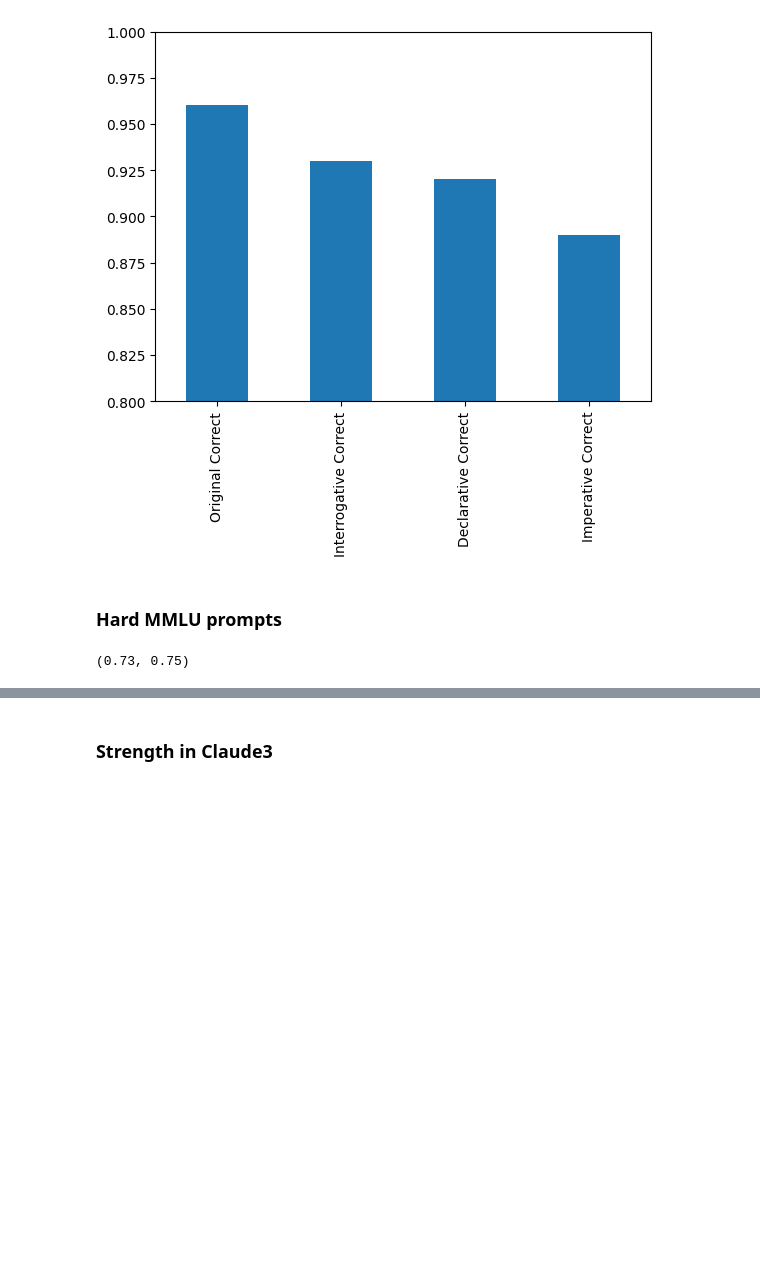
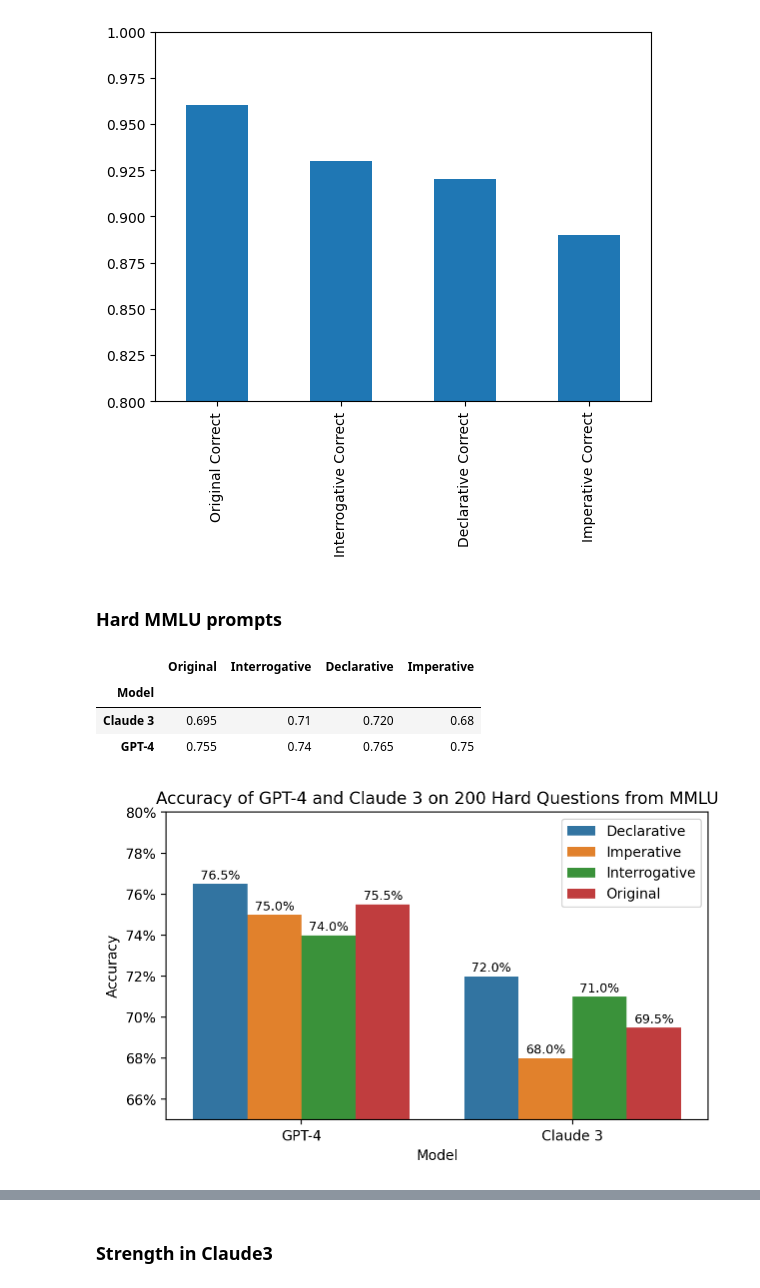
Before and after one commit to Nicole-Nobili/phrasing-and-harmfulness, a Jupyter notebook: mmlu/mmlu_analysis.ipynb, the cells around one changed output, grey strips where cells are left out. Drawn from its saved outputs; the diff is of its cells as text; code cells hidden in the pictures; blank space fills up the shorter version.

```diff
--- a/mmlu/mmlu_analysis.ipynb
+++ b/mmlu/mmlu_analysis.ipynb
@@ -145,4 +141,0 @@ gpt4_hard['Original Correct'] = gpt4_hard['Original Answer'] == gpt4_hard['Answe
-# %%
-claude3_hard['Original Correct'].mean(), gpt4_hard['Original Correct'].mean()
-# %% [output]
-(0.73, 0.75)
@@ -148,0 +152,54 @@ claude3_hard['Original Correct'].mean(), gpt4_hard['Original Correct'].mean()
+# %%
+claude3_hard['Original Correct'] = claude3_hard['Original Answer'] == claude3_hard['Answer']
+claude3_hard['Interrogative Correct'] = claude3_hard['Interrogative Answer'] == claude3_hard['Answer']
+claude3_hard['Declarative Correct'] = claude3_hard['Declarative Answer'] == claude3_hard['Answer']
+claude3_hard['Imperative Correct'] = claude3_hard['Imperative Answer'] == claude3_hard['Answer']
+
+gpt4_hard['Original Correct'] = gpt4_hard['Original Answer'] == gpt4_hard['Answer']
+gpt4_hard['Interrogative Correct'] = gpt4_hard['Interrogative Answer'] == gpt4_hard['Answer']
+gpt4_hard['Declarative Correct'] = gpt4_hard['Declarative Answer'] == gpt4_hard['Answer']
+gpt4_hard['Imperative Correct'] = gpt4_hard['Imperative Answer'] == gpt4_hard['Answer']
+# %%
+claude3_hard['Model'] = 'Claude 3'
+gpt4_hard['Model'] = 'GPT-4'
+# %%
+df = pd.concat([
+    gpt4_hard[['Model', 'Original Correct', 'Interrogative Correct', 'Declarative Correct', 'Imperative Correct']],
+    claude3_hard[['Model', 'Original Correct', 'Interrogative Correct', 'Declarative Correct', 'Imperative Correct']]
+])
+
+df.rename(columns={
+    'Original Correct': 'Original',
+    'Interrogative Correct': 'Interrogative',
+    'Declarative Correct': 'Declarative',
+    'Imperative Correct': 'Imperative'
+}, inplace=True)
+# %%
+df.groupby(['Model']).mean()
+# %% [output]
+|  | Original | Interrogative | Declarative | Imperative |
+| Model |  |  |  |  |
+| Claude 3 | 0.695 | 0.71 | 0.720 | 0.68 |
+| GPT-4 | 0.755 | 0.74 | 0.765 | 0.75 |
+# %%
+import matplotlib.ticker as ticker
+import matplotlib.pyplot as plt
+import seaborn as sns
+
+plt.figure(figsize=(7, 4), dpi=200)
+ax = df.melt(id_vars='Model').groupby(['Model', 'variable']).mean().sort_values('Model', ascending=False).reset_index().pipe((sns.barplot, 'data'), x='Model', y='value', hue='variable')
+plt.ylim(0.65, 0.8)
+plt.ylabel('Accuracy')
+plt.xlabel('Model')
+plt.title('Accuracy of GPT-4 and Claude 3 on 200 Hard Questions from MMLU')
+plt.legend(loc='upper right')
+
+for p in ax.patches:
+    ax.annotate(f"{p.get_height()*100:.1f}%", (p.get_x() + p.get_width() / 2, p.get_height()+0.001), ha='center', va='bottom', size=9)
+
+# Format y-axis ticks as percentages
+ax.yaxis.set_major_formatter(ticker.PercentFormatter(xmax=1, decimals=0))
+
+plt.show()
+# %% [output]
+[figure, added]
```
Also changed, not shown: parts of 4 cells of this notebook, 26 other files.
